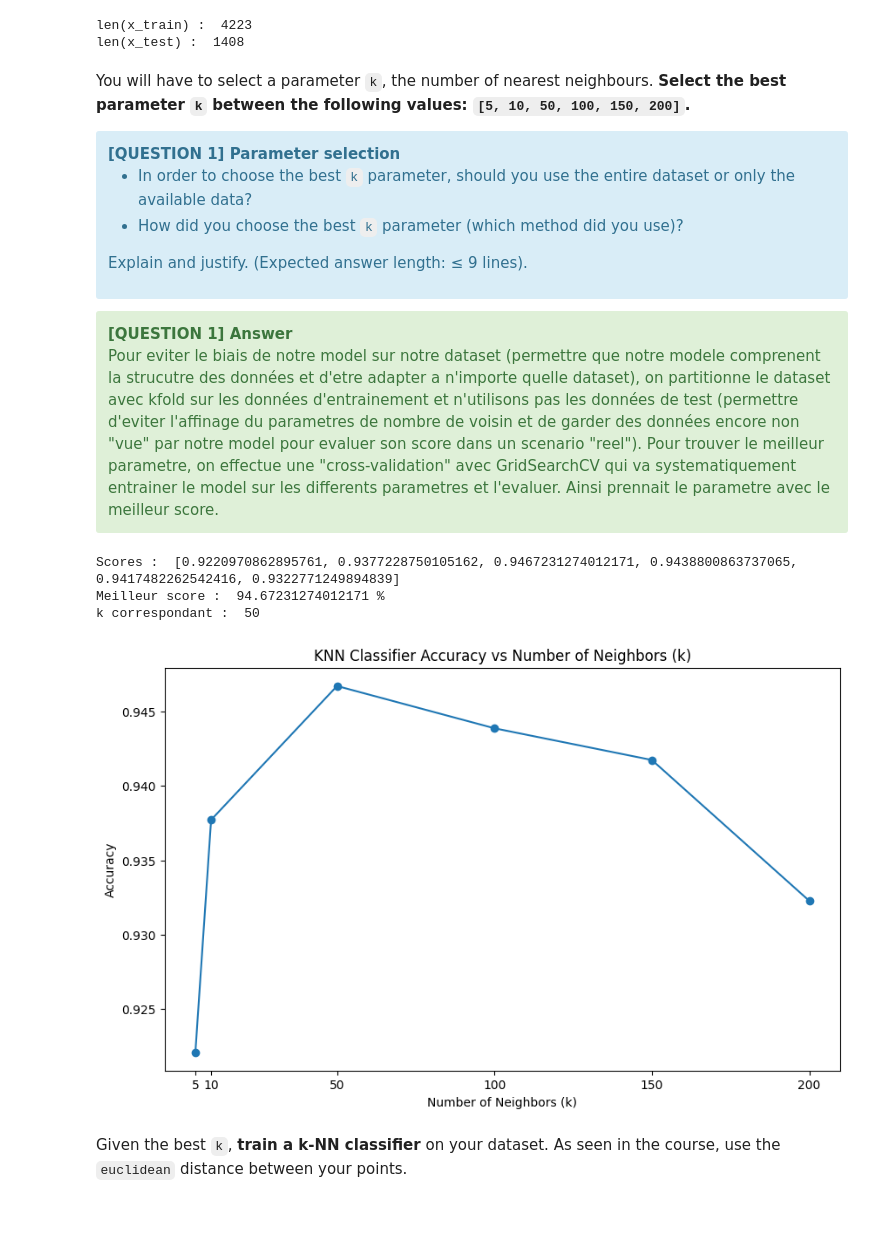
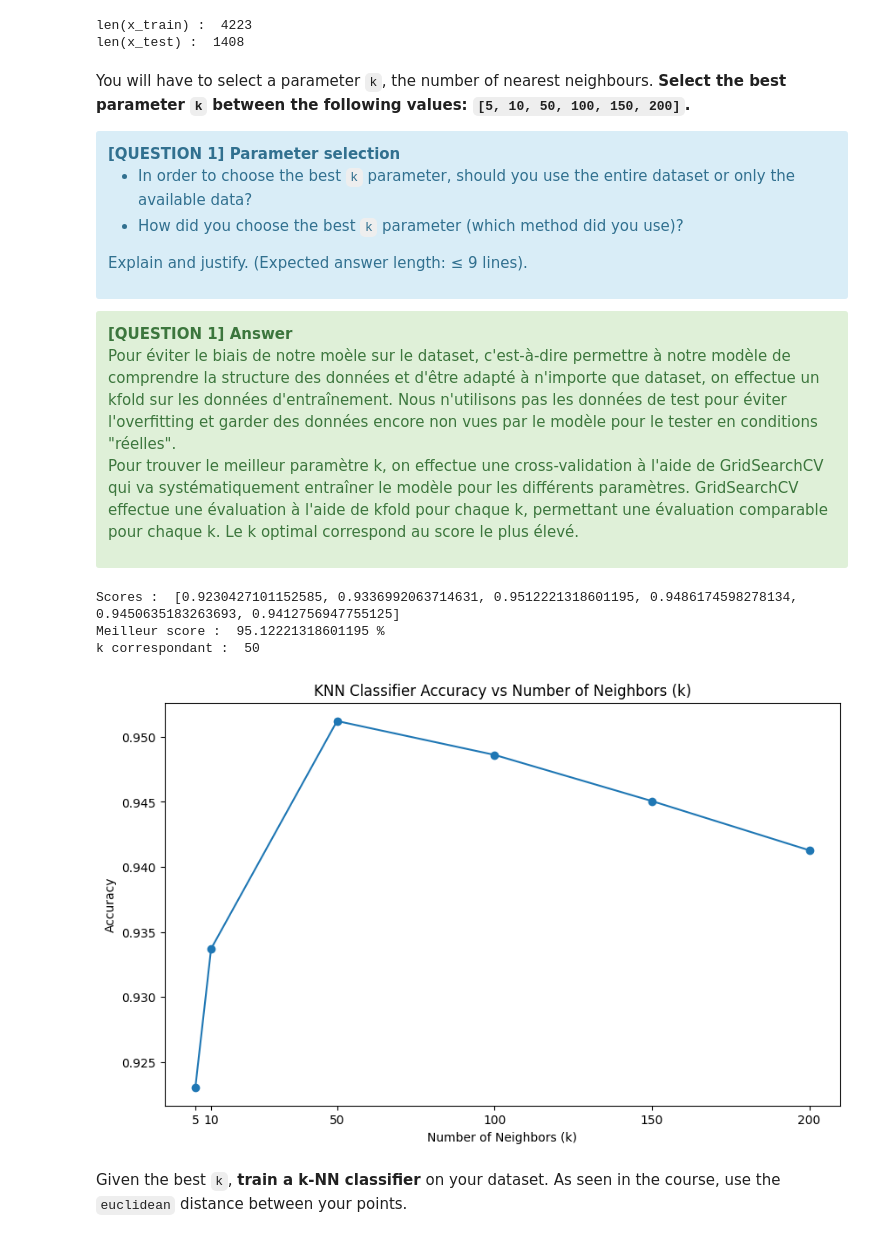
Before and after one commit to Johnny-prog270/Hackaton, a Jupyter notebook: hackathon_etudiant.ipynb, the cells around one changed output. Saved outputs shown, nothing was run; the diff lists cells and outputs as text; code cells hidden in the pictures.

```diff
--- a/hackathon_etudiant.ipynb
+++ b/hackathon_etudiant.ipynb
@@ -146,17 +160,21 @@ for folder in folders :
         for fimg in files :
             img_path = os.path.join(dir_path, fimg)
             img = io.imread(img_path)
+
             # Passe l'image si elle contient des NaN
             if np.isnan(img).any() :
                 continue
+
             # Ajoute le canal alpha si non existant
             if img.shape[-1] == 3 :
-                alpha = np.ones((img.shape[0], img.shape[1], 1))
+                alpha = np.ones((img.shape[0], img.shape[1],1))
                 img = np.concatenate((img, alpha), axis=2)
+
             # Passe l'image si ni RGB ni RGBA
             if img.shape[-1] != 3 and img.shape[-1] != 4 :
                 continue
-            img = transform.resize(img, (32, 32, 4))
+
+            img = transform.resize(img, (32, 32, 4), preserve_range=True)
             inter = img.flatten() # 1D
             row = list(inter) + [label]
             rows.append(row)
@@ -174,6 +192,5 @@ df = pd.DataFrame(rows, columns=columns)
 print("Shape du dataFrame :", df.shape)
 
 print(df.describe())
-#include markdown to explain the choices made for the datafram
 # %% [output]
 Shape du dataFrame : (5631, 4097)
@@ -272,55 +278,55 @@ Explain and justify. (Expected answer length: &le; 9 lines).
 
 <div class="alert alert-success">
 <b>[QUESTION 1] Answer</b>  <br>
-Pour eviter le biais de notre model sur notre dataset (permettre que notre modele comprenent la strucutre des données et d'etre adapter a n'importe quelle dataset), on partitionne le dataset avec kfold sur les données d'entrainement et n'utilisons pas les données de test (permettre d'eviter l'affinage du parametres de nombre de voisin et de garder des données encore non "vue" par notre model pour evaluer son score dans un scenario "reel").
-Pour trouver le meilleur parametre, on effectue une "cross-validation" avec GridSearchCV qui va systematiquement entrainer le model sur les differents parametres et l'evaluer. Ainsi prennait le parametre avec le meilleur score.
+Pour éviter le biais de notre moèle sur le dataset, c'est-à-dire permettre à notre modèle de comprendre la structure des données et d'être adapté à n'importe que dataset, on effectue un kfold sur les données d'entraînement. Nous n'utilisons pas les données de test pour éviter l'overfitting et garder des données encore non vues par le modèle pour le tester en conditions "réelles".
+
+Pour trouver le meilleur paramètre k, on effectue une cross-validation à l'aide de GridSearchCV qui va systématiquement entraîner le modèle pour les différents paramètres. GridSearchCV effectue une évaluation à l'aide de kfold pour chaque k, permettant une évaluation comparable pour chaque k. Le k optimal correspond au score le plus élevé.
 </b>
 </div>
 # %%
 # TO DO: find the best 'k' parameter
-from sklearn.model_selection import KFold
 
 param_grid = {
     "n_neighbors": [5, 10, 50, 100, 150, 200]
 }
 
 kfold = KFold(n_splits=5, shuffle=True, random_state=seed)
-knn = KNeighborsClassifier()
+knn = KNeighborsClassifier(weights='distance')
 
 # Grid search avec KFold (pour éviter de l'overfitting)
 grid = GridSearchCV(
     estimator=knn,
     param_grid=param_grid,
     cv=kfold,
     scoring="accuracy",
     n_jobs=-1
 )
 
 # Fit uniquement sur le train_set
 grid.fit(x_train, y_train)
 
 # Meilleurs k et score
 k = grid.best_params_["n_neighbors"]
 max_score = grid.best_score_
 
 scores = grid.cv_results_["mean_test_score"].tolist()
 
 print("Scores : ", scores)
 print("Meilleur score : ", max_score*100, "%\nk correspondant : ", k)
 
 # Plot des scores en fonction de k
 plt.figure(figsize=(10,6))
 plt.plot(param_grid["n_neighbors"], scores, marker='o')
 plt.title('KNN Classifier Accuracy vs Number of Neighbors (k)')
 plt.xlabel('Number of Neighbors (k)')
 plt.ylabel('Accuracy')
 plt.xticks(param_grid["n_neighbors"])
 plt.show()
 # %% [output]
-Scores :  [0.9220970862895761, 0.9377228750105162, 0.9467231274012171, 0.9438800863737065, 0.9417482262542416, 0.9322771249894839]
-Meilleur score :  94.67231274012171 %
+Scores :  [0.9230427101152585, 0.9336992063714631, 0.9512221318601195, 0.9486174598278134, 0.9450635183263693, 0.9412756947755125]
+Meilleur score :  95.12221318601195 %
 k correspondant :  50
-[figure, old version]
+[figure, new version]
 # %% [markdown]
 Given the best `k`, **train a k-NN classifier** on your dataset. As seen in the course, use the `euclidean` distance between your points.
 # %%
```
Also changed, not shown: parts of 29 cells of this notebook, 1 other file.
